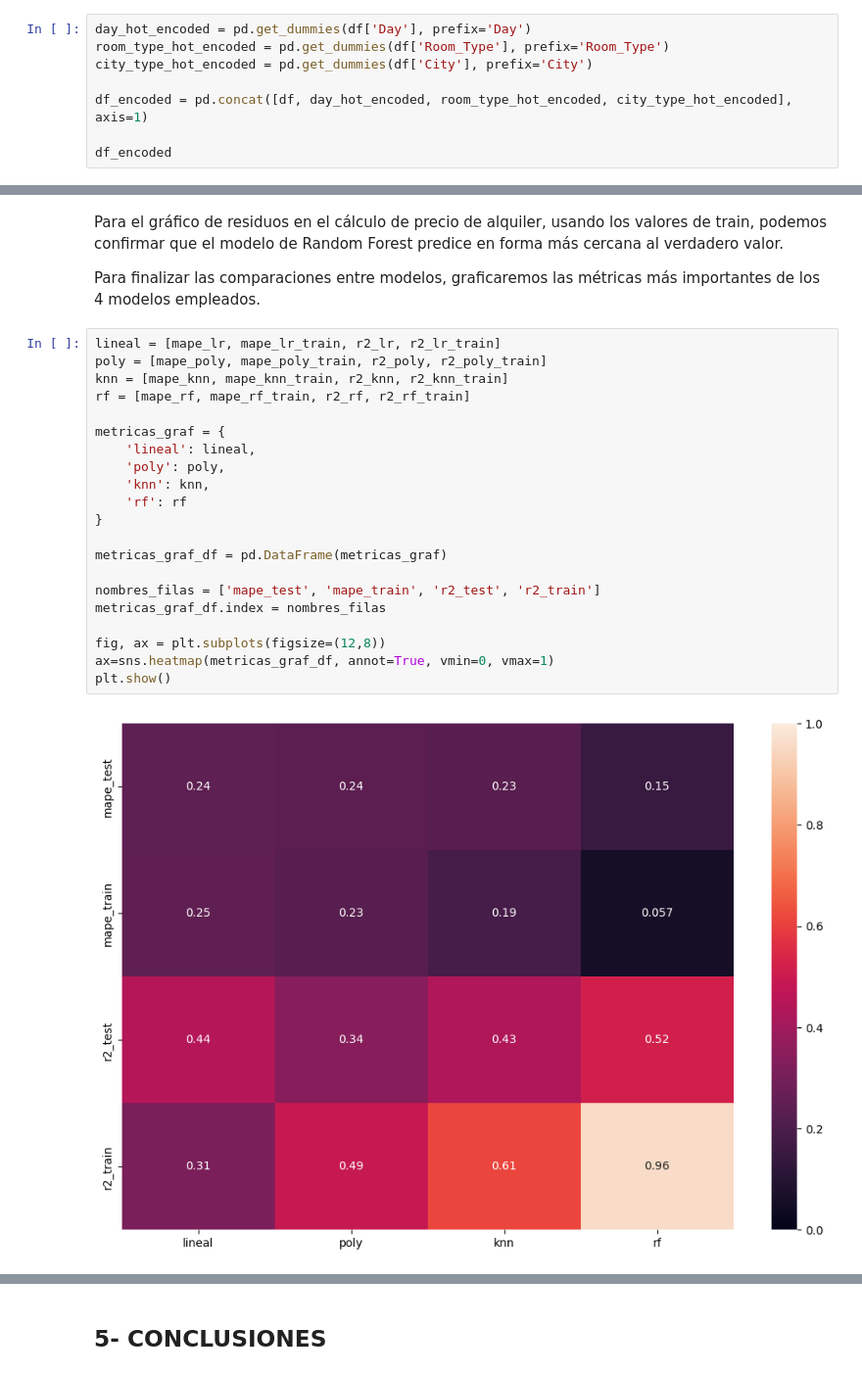
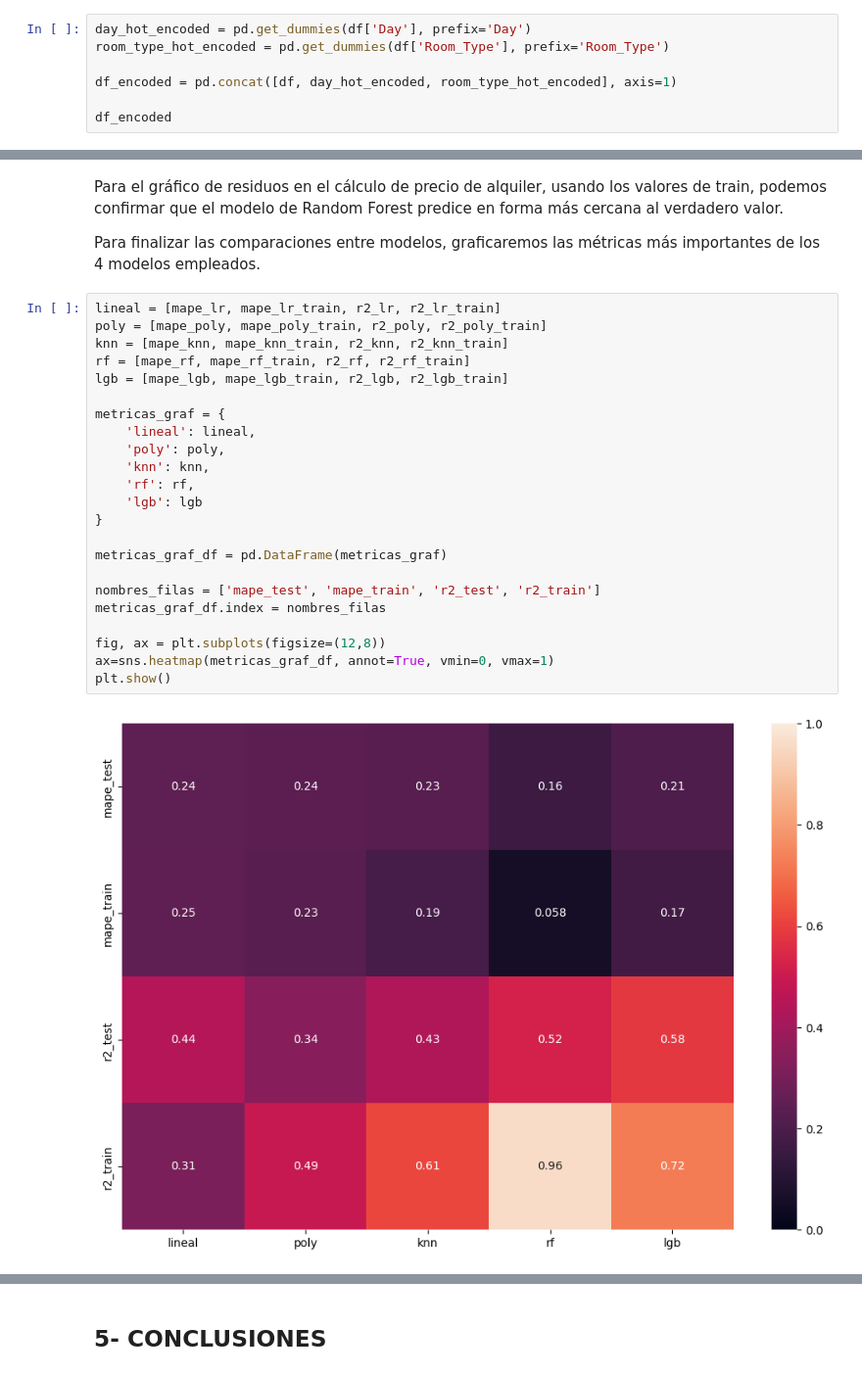
Before and after one commit to tekluis/CoderHouse, a Jupyter notebook: 7-PRIMERAENTREGA_TEK.ipynb, the cells around one changed output, grey strips where cells are left out. Shown at 98% size. Saved outputs shown, nothing was run; the diff lists cells and outputs as text.

```diff
--- a/7-PRIMERAENTREGA_TEK.ipynb
+++ b/7-PRIMERAENTREGA_TEK.ipynb
@@ -98,9 +98,8 @@ Para terminar con la preparación de datos, procederemos a codificar las variabl
 # %%
 day_hot_encoded = pd.get_dummies(df['Day'], prefix='Day')
 room_type_hot_encoded = pd.get_dummies(df['Room_Type'], prefix='Room_Type')
-city_type_hot_encoded = pd.get_dummies(df['City'], prefix='City')
 
-df_encoded = pd.concat([df, day_hot_encoded, room_type_hot_encoded, city_type_hot_encoded], axis=1)
+df_encoded = pd.concat([df, day_hot_encoded, room_type_hot_encoded], axis=1)
 
 df_encoded
 # %% [output]
@@ -869,23 +951,25 @@ Para finalizar las comparaciones entre modelos, graficaremos las métricas más
 # %%
 lineal = [mape_lr, mape_lr_train, r2_lr, r2_lr_train]
 poly = [mape_poly, mape_poly_train, r2_poly, r2_poly_train]
 knn = [mape_knn, mape_knn_train, r2_knn, r2_knn_train]
 rf = [mape_rf, mape_rf_train, r2_rf, r2_rf_train]
+lgb = [mape_lgb, mape_lgb_train, r2_lgb, r2_lgb_train]
 
 metricas_graf = {
     'lineal': lineal,
     'poly': poly,
     'knn': knn,
-    'rf': rf
+    'rf': rf,
+    'lgb': lgb
 }
 
 metricas_graf_df = pd.DataFrame(metricas_graf)
 
 nombres_filas = ['mape_test', 'mape_train', 'r2_test', 'r2_train']
 metricas_graf_df.index = nombres_filas
 
 fig, ax = plt.subplots(figsize=(12,8))
 ax=sns.heatmap(metricas_graf_df, annot=True, vmin=0, vmax=1)
 plt.show()
 # %% [output]
-[figure, old version]
+[figure, new version]
```
Also changed, not shown: parts of 15 cells of this notebook, 1 other file.
